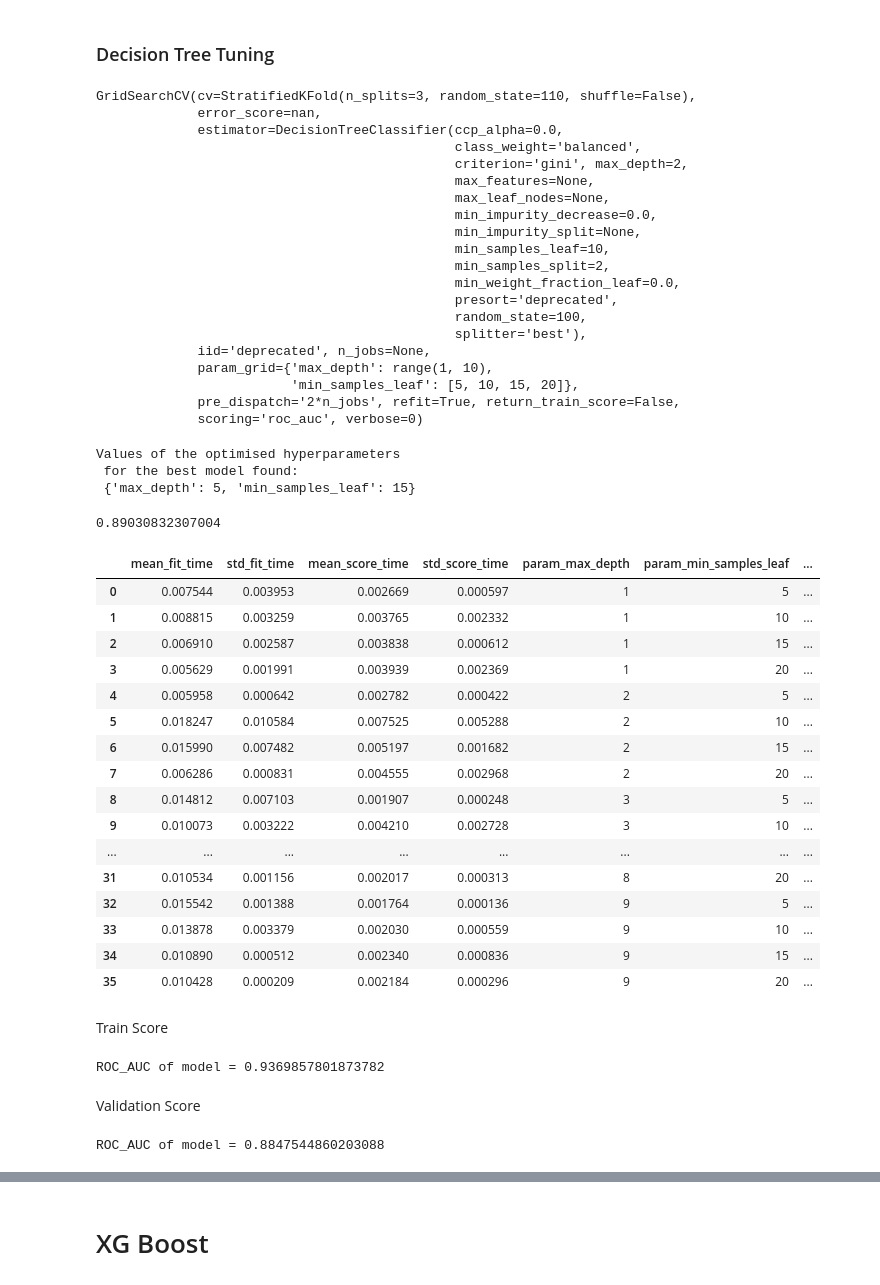
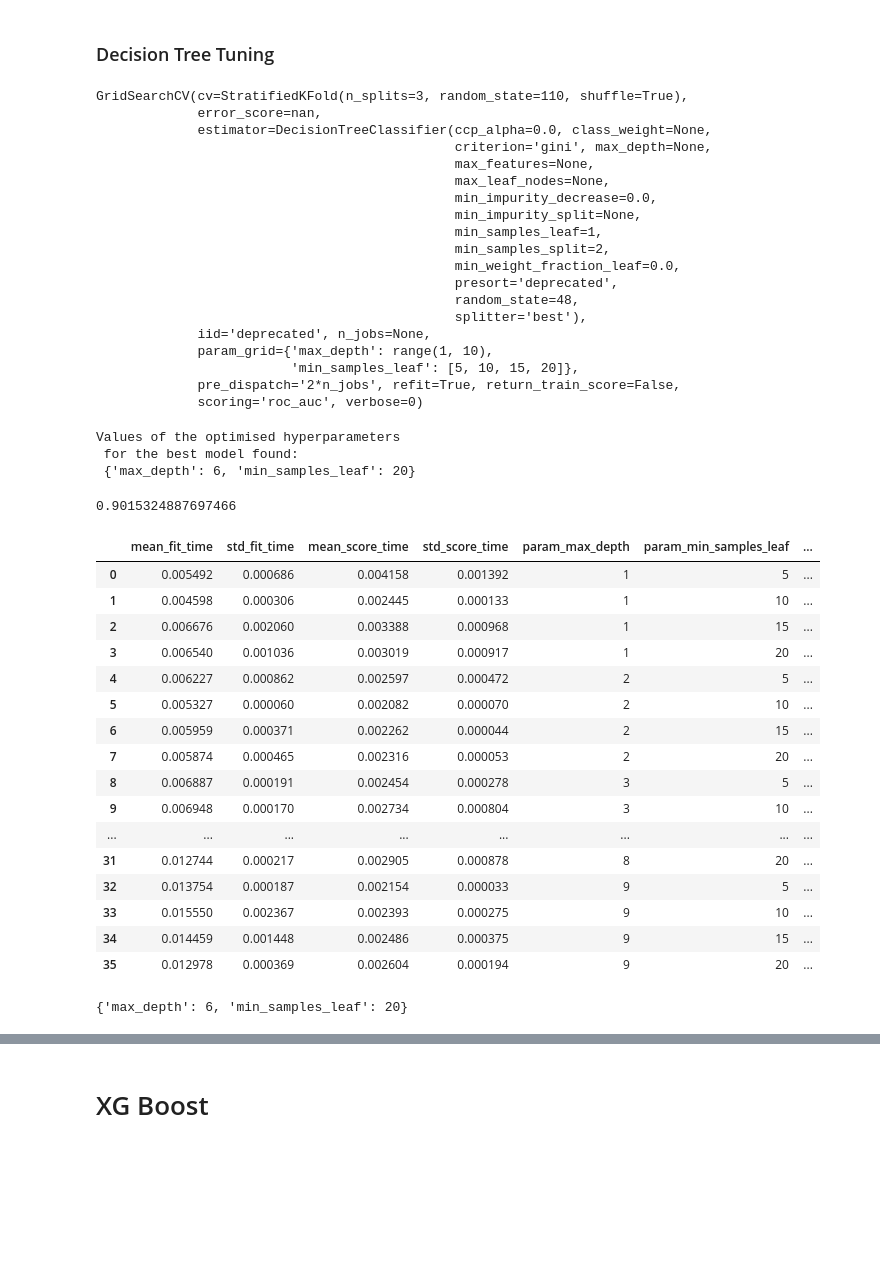
Before and after one commit to ArmanHasAPython/dsc-mod-3-project-v2-1-solo, a Jupyter notebook: Customer Churn Data.ipynb, the cells around one changed output, grey strips where cells are left out. Cells and saved outputs as stored; diff of their text form; code cells hidden in the pictures; blank space fills up the shorter version.

```diff
--- a/Customer Churn Data.ipynb
+++ b/Customer Churn Data.ipynb
@@ -47,7 +53,7 @@ from sklearn.ensemble import RandomForestClassifier
 #Gaussian Naive Bayes
 from sklearn.naive_bayes import GaussianNB
 # %%
-df = pd.read_csv('churn.csv')
+df = pd.read_csv('data/churn.csv')
 # %%
 df.head()
 # %% [output]
@@ -350,28 +356,27 @@ ROC_AUC of model = 0.73645847823063
 # %% [markdown]
 ### Decision Tree Tuning
 # %%
-### from sklearn.model_selection import GridSearchCV
+from sklearn.model_selection import GridSearchCV
 from sklearn.model_selection import StratifiedKFold
 
-skf = StratifiedKFold(n_splits=3, random_state=110)
+skf = StratifiedKFold(n_splits=3, random_state=110, shuffle=True)
 ParamGrid = {'max_depth': range(1,10), 'min_samples_leaf': [5,10,15,20]}
-optimalmodel_dt = GridSearchCV(model, ParamGrid, cv=skf, scoring="roc_auc")
-optimalmodel_dt.fit(X_train_v, y_train_v)
+optimalmodel_dt = GridSearchCV(DecisionTreeClassifier(random_state=48), ParamGrid, cv=skf, scoring="roc_auc")
+optimalmodel_dt.fit(X_train, y_train) #Here we will use the entire train data set as we are doing cross validation
 # %% [output]
-GridSearchCV(cv=StratifiedKFold(n_splits=3, random_state=110, shuffle=False),
+GridSearchCV(cv=StratifiedKFold(n_splits=3, random_state=110, shuffle=True),
              error_score=nan,
-             estimator=DecisionTreeClassifier(ccp_alpha=0.0,
-                                              class_weight='balanced',
-                                              criterion='gini', max_depth=2,
+             estimator=DecisionTreeClassifier(ccp_alpha=0.0, class_weight=None,
+                                              criterion='gini', max_depth=None,
                                               max_features=None,
                                               max_leaf_nodes=None,
                                               min_impurity_decrease=0.0,
                                               min_impurity_split=None,
-                                              min_samples_leaf=10,
+                                              min_samples_leaf=1,
                                               min_samples_split=2,
                                               min_weight_fraction_leaf=0.0,
                                               presort='deprecated',
-                                              random_state=100,
+                                              random_state=48,
                                               splitter='best'),
              iid='deprecated', n_jobs=None,
              param_grid={'max_depth': range(1, 10),
@@ -379,46 +384,34 @@ GridSearchCV(cv=StratifiedKFold(n_splits=3, random_state=110, shuffle=False),
              pre_dispatch='2*n_jobs', refit=True, return_train_score=False,
              scoring='roc_auc', verbose=0)
 # %%
-print('Values of the optimised hyperparameters\n for the best model found:\n',opt_model.best_params_)
+print('Values of the optimised hyperparameters\n for the best model found:\n',optimalmodel_dt.best_params_)
 optimalmodel_dt.best_score_
 # %% [output]
 Values of the optimised hyperparameters
  for the best model found:
- {'max_depth': 5, 'min_samples_leaf': 15}
+ {'max_depth': 6, 'min_samples_leaf': 20}
-0.89030832307004
+0.9015324887697466
 # %%
-pd.DataFrame(opt_model.cv_results_)
+pd.DataFrame(optimalmodel_dt.cv_results_)
 # %% [output]
 |  | mean_fit_time | std_fit_time | mean_score_time | std_score_time | param_max_depth | param_min_samples_leaf | ... |
-| 0 | 0.007544 | 0.003953 | 0.002669 | 0.000597 | 1 | 5 | ... |
-| 1 | 0.008815 | 0.003259 | 0.003765 | 0.002332 | 1 | 10 | ... |
-| 2 | 0.006910 | 0.002587 | 0.003838 | 0.000612 | 1 | 15 | ... |
-| 3 | 0.005629 | 0.001991 | 0.003939 | 0.002369 | 1 | 20 | ... |
-| 4 | 0.005958 | 0.000642 | 0.002782 | 0.000422 | 2 | 5 | ... |
-| 5 | 0.018247 | 0.010584 | 0.007525 | 0.005288 | 2 | 10 | ... |
-| 6 | 0.015990 | 0.007482 | 0.005197 | 0.001682 | 2 | 15 | ... |
-| 7 | 0.006286 | 0.000831 | 0.004555 | 0.002968 | 2 | 20 | ... |
-| 8 | 0.014812 | 0.007103 | 0.001907 | 0.000248 | 3 | 5 | ... |
-| 9 | 0.010073 | 0.003222 | 0.004210 | 0.002728 | 3 | 10 | ... |
+| 0 | 0.005492 | 0.000686 | 0.004158 | 0.001392 | 1 | 5 | ... |
+| 1 | 0.004598 | 0.000306 | 0.002445 | 0.000133 | 1 | 10 | ... |
+| 2 | 0.006676 | 0.002060 | 0.003388 | 0.000968 | 1 | 15 | ... |
+| 3 | 0.006540 | 0.001036 | 0.003019 | 0.000917 | 1 | 20 | ... |
+| 4 | 0.006227 | 0.000862 | 0.002597 | 0.000472 | 2 | 5 | ... |
+| 5 | 0.005327 | 0.000060 | 0.002082 | 0.000070 | 2 | 10 | ... |
+| 6 | 0.005959 | 0.000371 | 0.002262 | 0.000044 | 2 | 15 | ... |
+| 7 | 0.005874 | 0.000465 | 0.002316 | 0.000053 | 2 | 20 | ... |
+| 8 | 0.006887 | 0.000191 | 0.002454 | 0.000278 | 3 | 5 | ... |
+| 9 | 0.006948 | 0.000170 | 0.002734 | 0.000804 | 3 | 10 | ... |
 | ... | ... | ... | ... | ... | ... | ... | ... |
-| 31 | 0.010534 | 0.001156 | 0.002017 | 0.000313 | 8 | 20 | ... |
-| 32 | 0.015542 | 0.001388 | 0.001764 | 0.000136 | 9 | 5 | ... |
-| 33 | 0.013878 | 0.003379 | 0.002030 | 0.000559 | 9 | 10 | ... |
-| 34 | 0.010890 | 0.000512 | 0.002340 | 0.000836 | 9 | 15 | ... |
-| 35 | 0.010428 | 0.000209 | 0.002184 | 0.000296 | 9 | 20 | ... |
+| 31 | 0.012744 | 0.000217 | 0.002905 | 0.000878 | 8 | 20 | ... |
+| 32 | 0.013754 | 0.000187 | 0.002154 | 0.000033 | 9 | 5 | ... |
+| 33 | 0.015550 | 0.002367 | 0.002393 | 0.000275 | 9 | 10 | ... |
+| 34 | 0.014459 | 0.001448 | 0.002486 | 0.000375 | 9 | 15 | ... |
+| 35 | 0.012978 | 0.000369 | 0.002604 | 0.000194 | 9 | 20 | ... |
-# %% [markdown]
-Train Score
-# %%
-y_train_pred = optimalmodel_dt.predict_proba(X_train_v)[:,1]
-
-print("ROC_AUC of model =", roc_auc_score(y_train_v, y_train_pred))
-# %% [output]
-ROC_AUC of model = 0.9369857801873782
-# %% [markdown]
-Validation Score
-# %%
-y_val_pred = optimalmodel_dt.predict(X_val)
-
-print("ROC_AUC of model =", roc_auc_score(y_val, y_val_pred))
-# %% [output]
-ROC_AUC of model = 0.8847544860203088
+# %%
+optimalmodel_dt.best_params_
+# %% [output]
+{'max_depth': 6, 'min_samples_leaf': 20}
```
Also changed, not shown: parts of 32 cells of this notebook, 1 other file.
